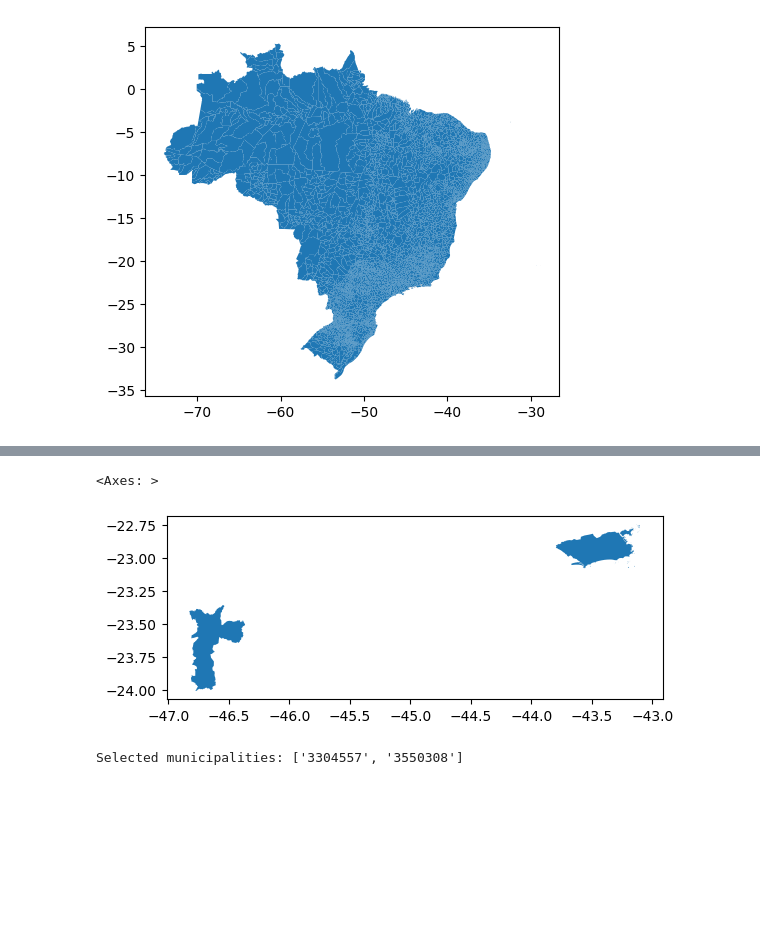
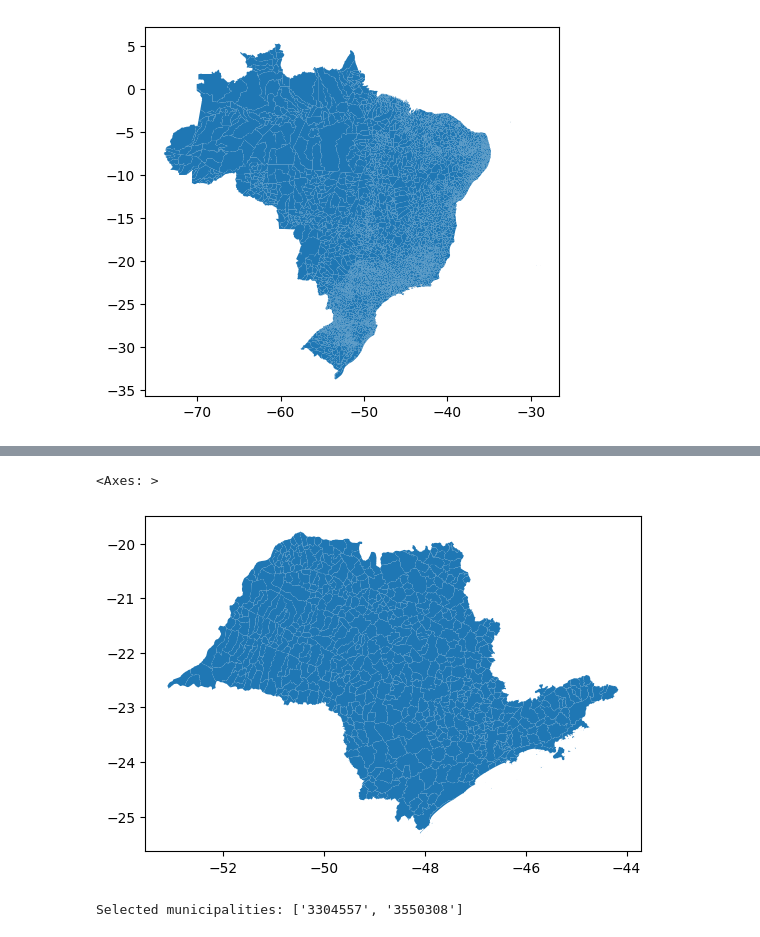
Before and after one commit to MAPi-CEM-USP/etl_osm, a Jupyter notebook: etl_features.ipynb, the cells around one changed output, grey strips where cells are left out. Cells and saved outputs as stored; diff of their text form; code cells hidden in the pictures; blank space fills up the shorter version.

```diff
--- a/etl_features.ipynb
+++ b/etl_features.ipynb
@@ -11,13 +20,15 @@ ibge.plot()
 # %%
-selected_cd_mun = ["3550308", "3304557"]
+selected_cd_mun = ["3550308"]#, "3304557"]
 selected_cd_mun = [str(cd) for cd in selected_cd_mun]
+
+selected_cd_mun = ibge.loc[ibge["NM_UF"]=="São Paulo","CD_MUN"].unique()
 
 ibge["CD_MUN"] = ibge["CD_MUN"].astype(str)
 selected_ibge = ibge.loc[ibge["CD_MUN"].isin(selected_cd_mun)].copy()
 selected_ibge.plot()
 # %% [output]
 <Axes: >
-[figure, old version]
+[figure, new version]
 # %%
 #selected_ibge = ibge.copy()
 # %%
```
Also changed, not shown: parts of 2 cells of this notebook, 1 other file.
